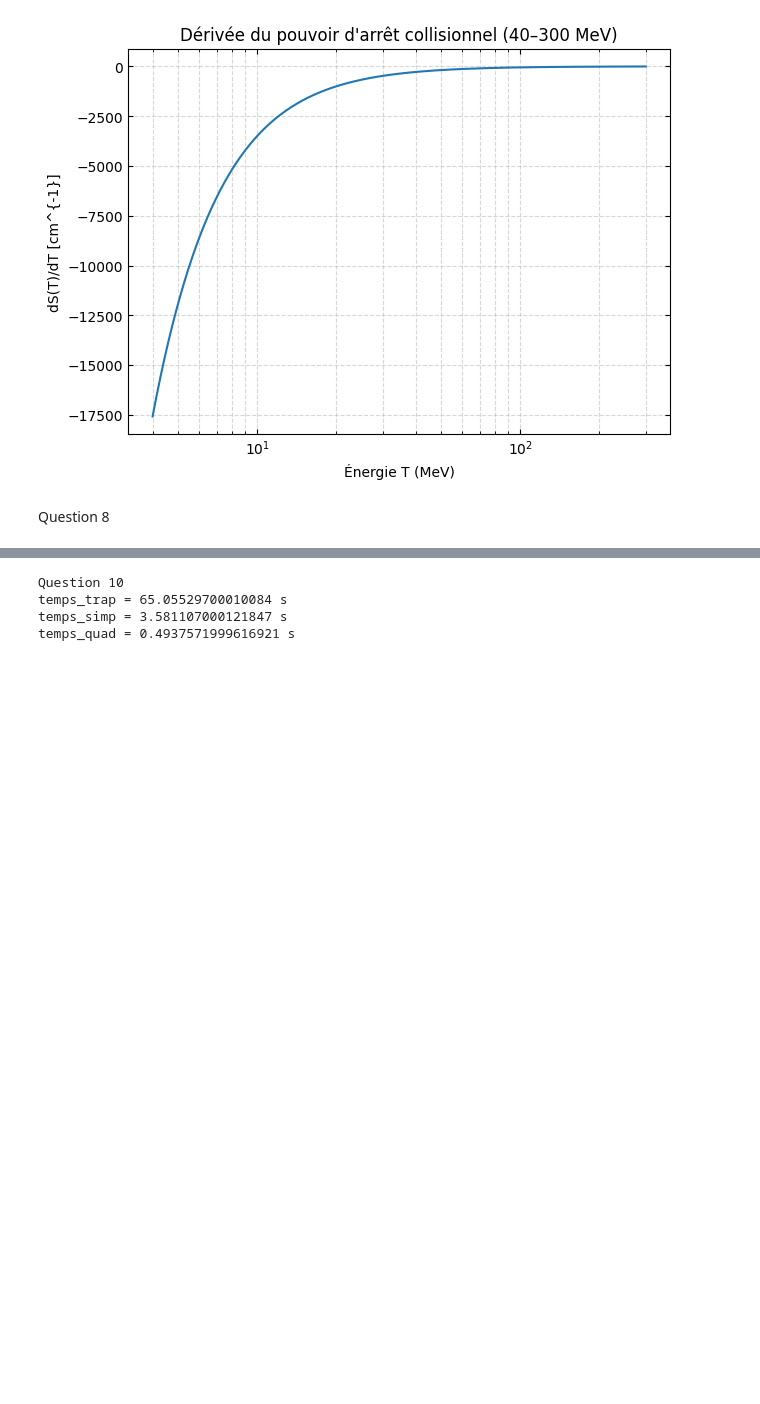
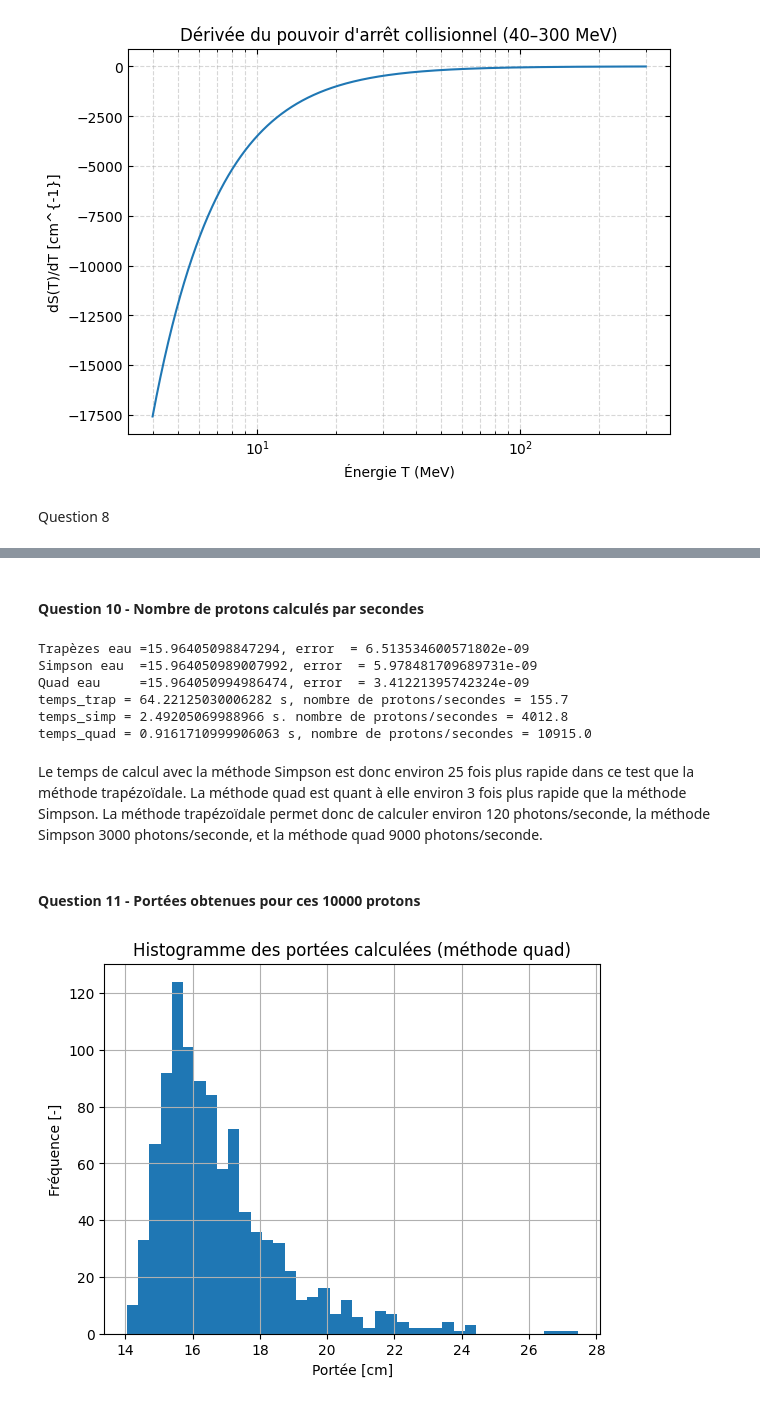
Before and after one commit to Jeremie-Beaupre/TP1_Phyznum, a Jupyter notebook: TP1.ipynb, the cells around one changed output, grey strips where cells are left out. Cells and saved outputs as stored; diff of their text form; code cells hidden in the pictures; blank space fills up the shorter version.

```diff
--- a/TP1.ipynb
+++ b/TP1.ipynb
@@ -573,56 +613,74 @@ Question 9
+# %% [markdown]
+#### Question 10 - Nombre de protons calculés par secondes ####
 # %%
-print("\nQuestion 10")
-
 import timeit
 
 def func_integrand_water(energie):
-    return 1/(stopping_power(energie, ne_water, I_water)/rho_water)
+    return 1/(stopping_power(energie, ne_water, I_water))
 
 
 def time_trap():
     for i in energie_X:
         E_proton = np.linspace(3, i, 20000)
         S_water = stopping_power(E_proton, ne_water, I_water)
-        integrand_water = 1 / (S_water / rho_water)
-        R_water_trap_ref = trapeze(E_proton, integrand_water, 100000)
+        integrand_water = 1 / S_water
+        R_water_trap_ref = trapeze(E_proton, integrand_water, 60000)
+        if i == energie_X[0]:
+            R_water_quad_ref, error = scipy.integrate.quad(func_integrand_water, 3, i)
+            print(f"Trapèzes eau ={R_water_trap_ref}, error  = {R_water_quad_ref-R_water_trap_ref}")
 
 def time_simp():
     for i in energie_X:
         E_proton = np.linspace(3, i, 20000)
         S_water = stopping_power(E_proton, ne_water, I_water)
-        integrand_water = 1 / (S_water / rho_water)
-        R_water_simp_ref = simpson(E_proton, integrand_water, 20000)
+        integrand_water = 1 / S_water
+        R_water_simp_ref = simpson(E_proton, integrand_water, 7000) #20 000
+        if i == energie_X[0]:
+            R_water_quad_ref, error = scipy.integrate.quad(func_integrand_water, 3, i)
+            print(f"Simpson eau  ={R_water_simp_ref}, error  = {R_water_quad_ref-R_water_simp_ref}")
 
 def time_quad():
     for i in energie_X:
         R_water_quad_ref, error = scipy.integrate.quad(func_integrand_water, 3, i)
+        if i == energie_X[0]:
+            print(f"Quad eau     ={R_water_quad_ref}, error  = {error}")
 
 execution_time_trap = timeit.timeit(time_trap, number=1)
 execution_time_simp = timeit.timeit(time_simp, number=1)
 execution_time_quad = timeit.timeit(time_quad, number=1)
 
-print(f"temps_trap = {execution_time_trap} s")
-print(f"temps_simp = {execution_time_simp} s")
-print(f"temps_quad = {execution_time_quad} s")
-
-
-# for i in energie_X:
-#     E_proton = np.linspace(3, i, 20000)
-
-#     S_water = stopping_power(E_proton, ne_water, I_water)
-
-#     integrand_water = 1 / (S_water / rho_water)
-
-#     R_water_trap_ref = trapeze(E_proton, integrand_water, 100000)
-#     R_water_simp_ref = simpson(E_proton, integrand_water, 20000)
-#     R_water_quad_ref, error = scipy.integrate.quad(func_integrand_water, 3, i)
-
-    # print(f"i = {i}")
-    # print(f"Trapèzes eau ={R_water_trap_ref}, error  = {R_water_quad_ref-R_water_trap_ref}")
-    # print(f"Simpson eau  ={R_water_simp_ref}, error  = {R_water_quad_ref-R_water_simp_ref}")
-    # print(f"Quad eau     ={R_water_quad_ref}, error  = {error}")
+print(f"temps_trap = {execution_time_trap} s, nombre de protons/secondes = {10000/execution_time_trap:.1f}")
+print(f"temps_simp = {execution_time_simp} s. nombre de protons/secondes = {10000/execution_time_simp:.1f}")
+print(f"temps_quad = {execution_time_quad} s, nombre de protons/secondes = {10000/execution_time_quad:.1f}")
 # %% [output]
-Question 10
-temps_trap = 65.05529700010084 s
-temps_simp = 3.581107000121847 s
-temps_quad = 0.4937571999616921 s
+Trapèzes eau =15.96405098847294, error  = 6.513534600571802e-09
+Simpson eau  =15.964050989007992, error  = 5.978481709689731e-09
+Quad eau     =15.964050994986474, error  = 3.41221395742324e-09
+temps_trap = 64.22125030006282 s, nombre de protons/secondes = 155.7
+temps_simp = 2.49205069988966 s. nombre de protons/secondes = 4012.8
+temps_quad = 0.9161710999906063 s, nombre de protons/secondes = 10915.0
+# %% [markdown]
+Le temps de calcul avec la méthode Simpson est donc environ 25 fois plus rapide dans ce test que la méthode trapézoïdale. La méthode quad est quant à elle environ 3 fois plus rapide que la méthode Simpson. La méthode trapézoïdale permet donc de calculer environ 120 photons/seconde, la méthode Simpson 3000 photons/seconde, et la méthode quad 9000 photons/seconde.
+# %% [markdown]
+#### Question 11 - Portées obtenues pour ces 10000 protons ####
+# %%
+liste_portee = []
+
+def time_quad2():
+    for i in energie_X:
+        R_water_quad_ref, error = scipy.integrate.quad(func_integrand_water, 3, i)
+        liste_portee.append(R_water_quad_ref)
+
+
+time_quad2()
+
+plt.figure()
+plt.hist(liste_portee, bins=40)
+plt.xlabel("Portée [cm]")
+plt.ylabel("Fréquence [-]")
+plt.title("Histogramme des portées calculées (méthode quad)")
+plt.grid(True)
+
+plt.show()
+# %% [output]
+[figure, added]
```
Also changed, not shown: parts of 16 cells of this notebook.
